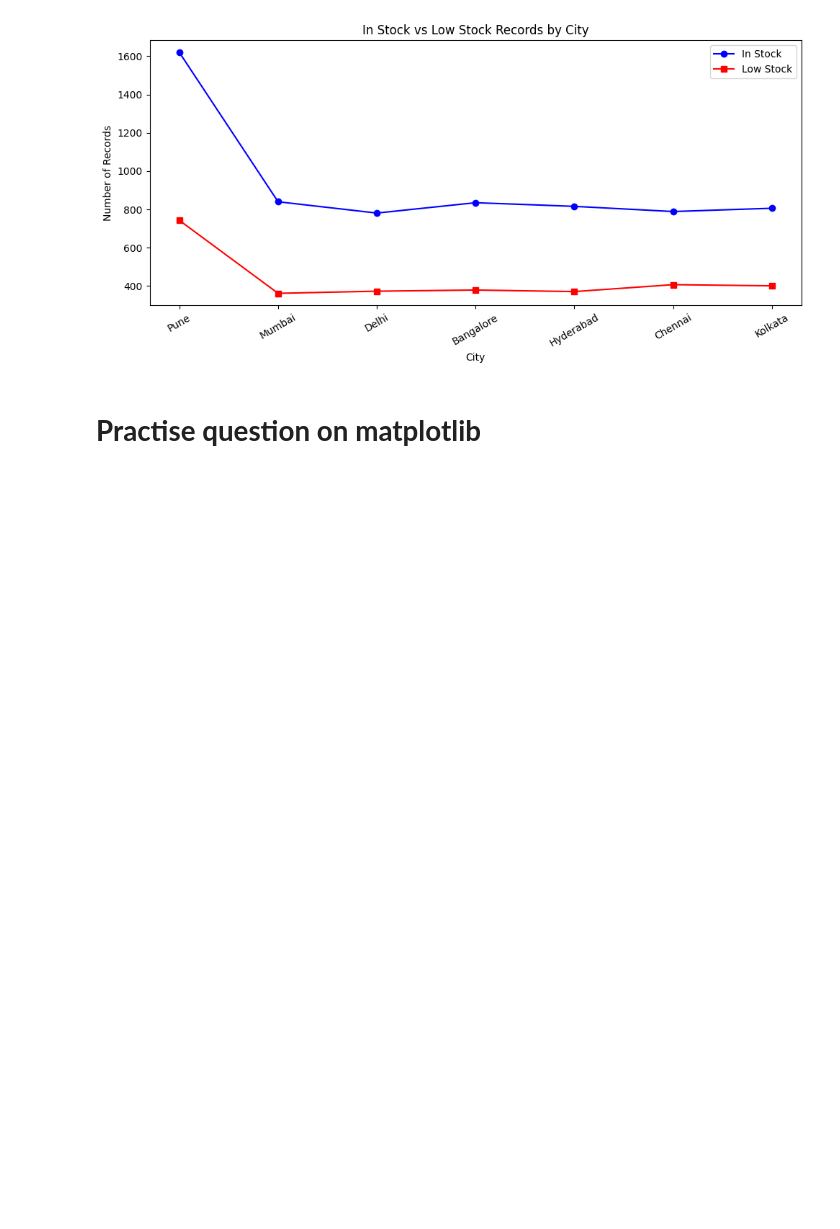
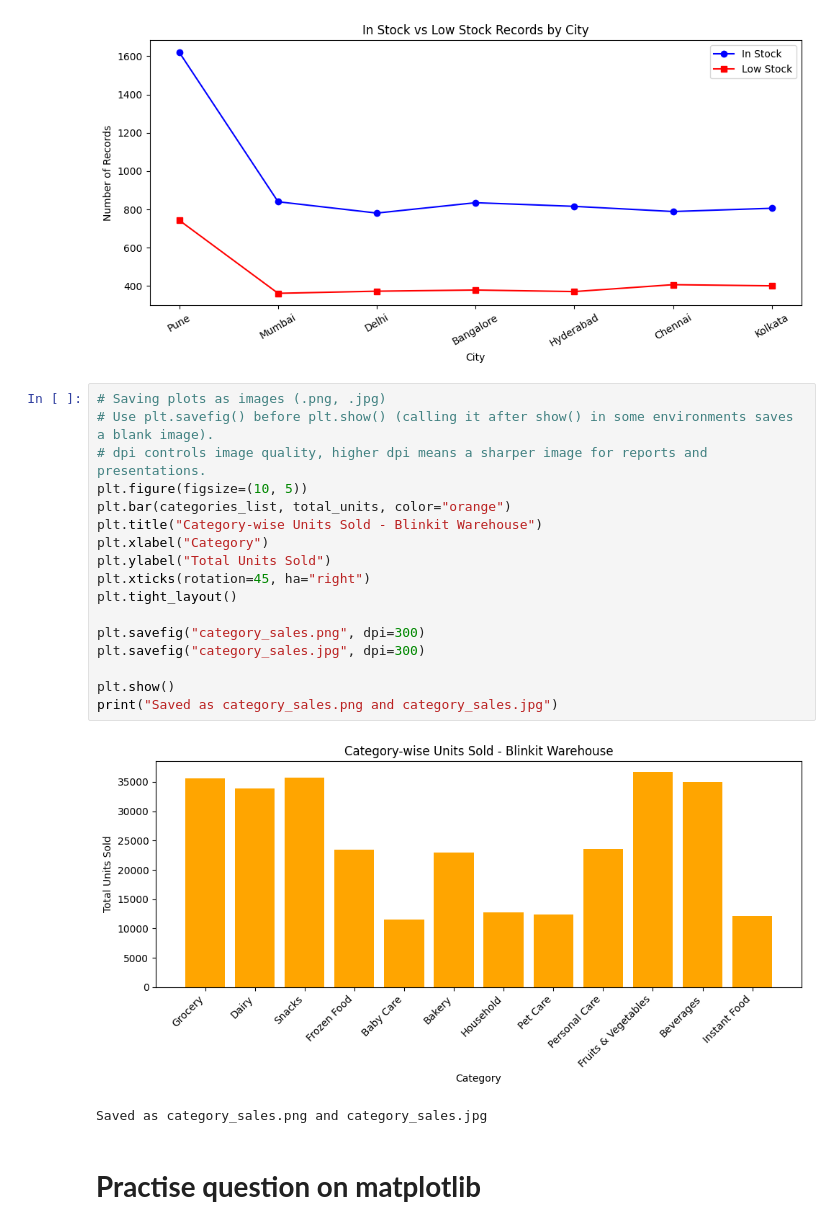
Before and after one commit to sayalivadya1654-cell/Data__Science, a Jupyter notebook: 2_Advance_Python.ipynb, the cells around one changed output. Drawn from its saved outputs; the diff is of its cells as text; blank space fills up the shorter version.

```diff
--- a/2_Advance_Python.ipynb
+++ b/2_Advance_Python.ipynb
@@ -2310,5 +2310,25 @@ plt.tight_layout()
 plt.show()
 # %% [output]
 [figure]
+# %%
+# Saving plots as images (.png, .jpg)
+# Use plt.savefig() before plt.show() (calling it after show() in some environments saves a blank image).
+# dpi controls image quality, higher dpi means a sharper image for reports and presentations.
+plt.figure(figsize=(10, 5))
+plt.bar(categories_list, total_units, color="orange")
+plt.title("Category-wise Units Sold - Blinkit Warehouse")
+plt.xlabel("Category")
+plt.ylabel("Total Units Sold")
+plt.xticks(rotation=45, ha="right")
+plt.tight_layout()
+
+plt.savefig("category_sales.png", dpi=300)
+plt.savefig("category_sales.jpg", dpi=300)
+
+plt.show()
+print("Saved as category_sales.png and category_sales.jpg")
+# %% [output]
+[figure, added]
+Saved as category_sales.png and category_sales.jpg
 # %% [markdown]
 # **Practise question on matplotlib**
```
Also changed, not shown: parts of 2 cells of this notebook.
